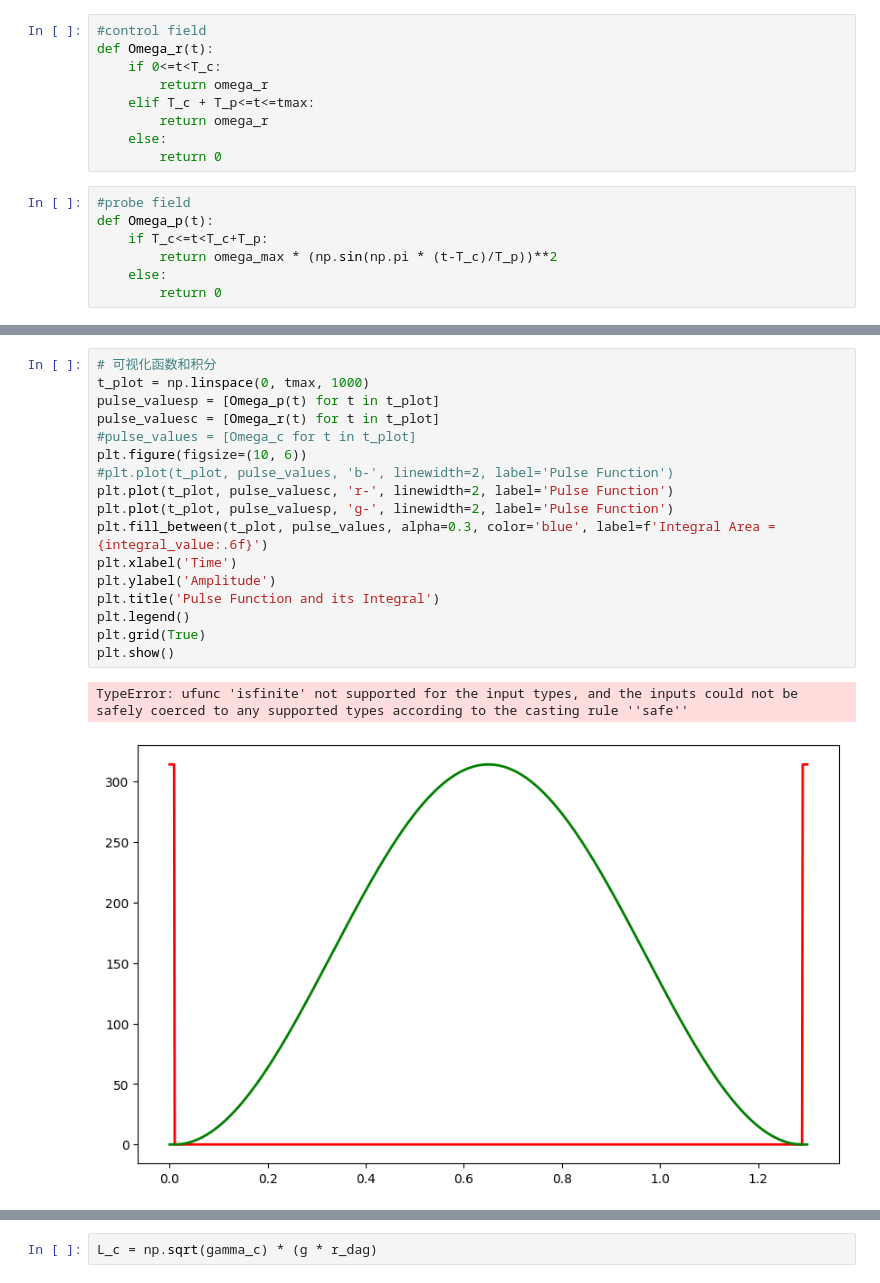
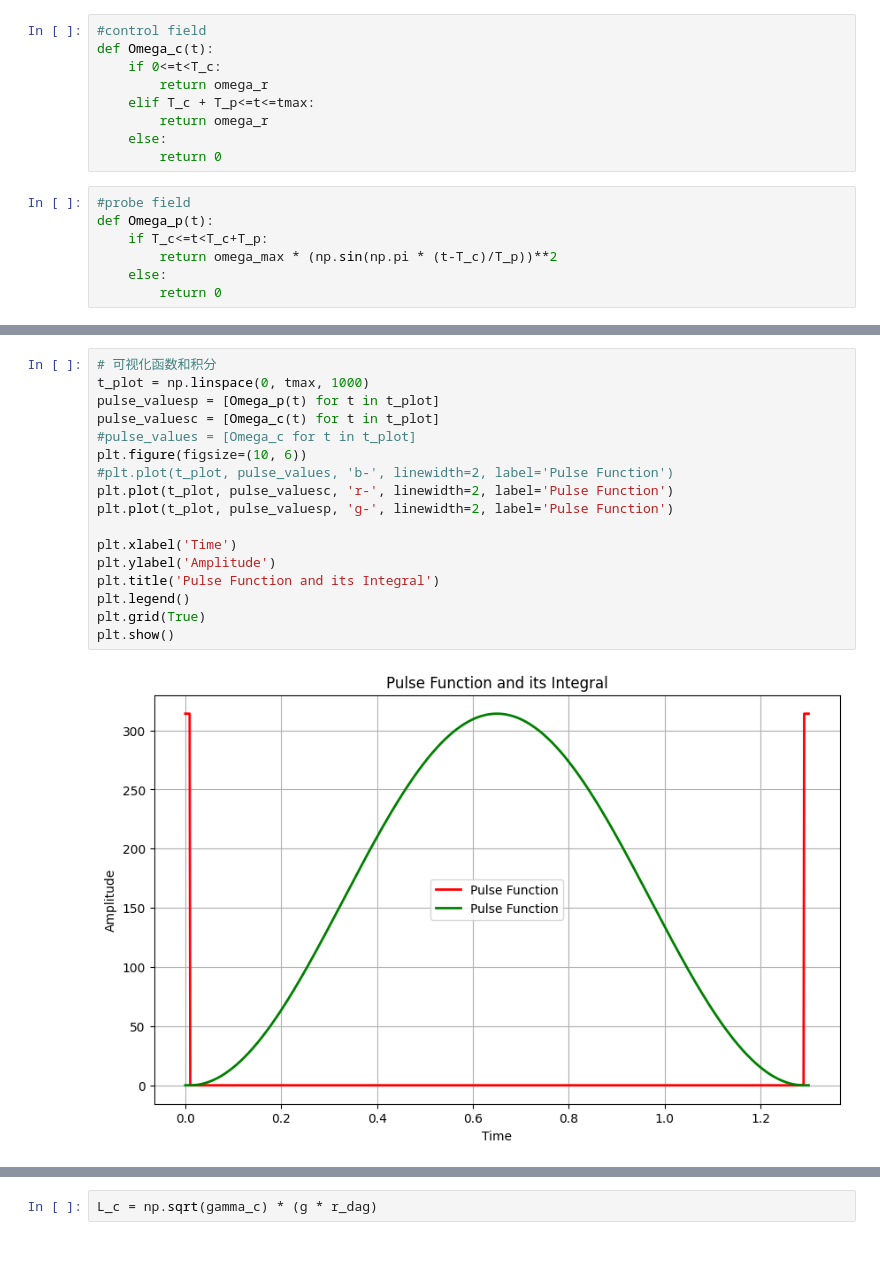
Before and after one commit to wanda0929/Rydberg_pulse_design, a Jupyter notebook: GateImplementation_jpynb/ipynb examples/cnot4_2qubits.ipynb, the cells around one changed output, grey strips where cells are left out. Cells and saved outputs as stored; diff of their text form; blank space fills up the shorter version.

```diff
--- a/GateImplementation_jpynb/ipynb examples/cnot4_2qubits.ipynb
+++ b/GateImplementation_jpynb/ipynb examples/cnot4_2qubits.ipynb
@@ -46,7 +46,7 @@ P_dag = P.dag()
 R_dag = R.dag()
 # %%
 #control field
-def Omega_r(t):
+def Omega_c(t):
     if 0<=t<T_c:
         return omega_r
     elif T_c + T_p<=t<=tmax:
@@ -77,20 +74,19 @@ print(f"积分误差: {pulse_area/(np.pi):.6f}")
 # %%
 # 可视化函数和积分
 t_plot = np.linspace(0, tmax, 1000)
 pulse_valuesp = [Omega_p(t) for t in t_plot]
-pulse_valuesc = [Omega_r(t) for t in t_plot]
+pulse_valuesc = [Omega_c(t) for t in t_plot]
 #pulse_values = [Omega_c for t in t_plot]
 plt.figure(figsize=(10, 6))
 #plt.plot(t_plot, pulse_values, 'b-', linewidth=2, label='Pulse Function')
 plt.plot(t_plot, pulse_valuesc, 'r-', linewidth=2, label='Pulse Function')
 plt.plot(t_plot, pulse_valuesp, 'g-', linewidth=2, label='Pulse Function')
-plt.fill_between(t_plot, pulse_values, alpha=0.3, color='blue', label=f'Integral Area = {integral_value:.6f}')
+
 plt.xlabel('Time')
 plt.ylabel('Amplitude')
 plt.title('Pulse Function and its Integral')
 plt.legend()
 plt.grid(True)
 plt.show()
 # %% [output]
-TypeError: ufunc 'isfinite' not supported for the input types, and the inputs could not be safely coerced to any supported types according to the casting rule ''safe''
-[figure, old version]
+[figure, new version]
```
Also changed, not shown: parts of 16 cells of this notebook, 1 other file.
